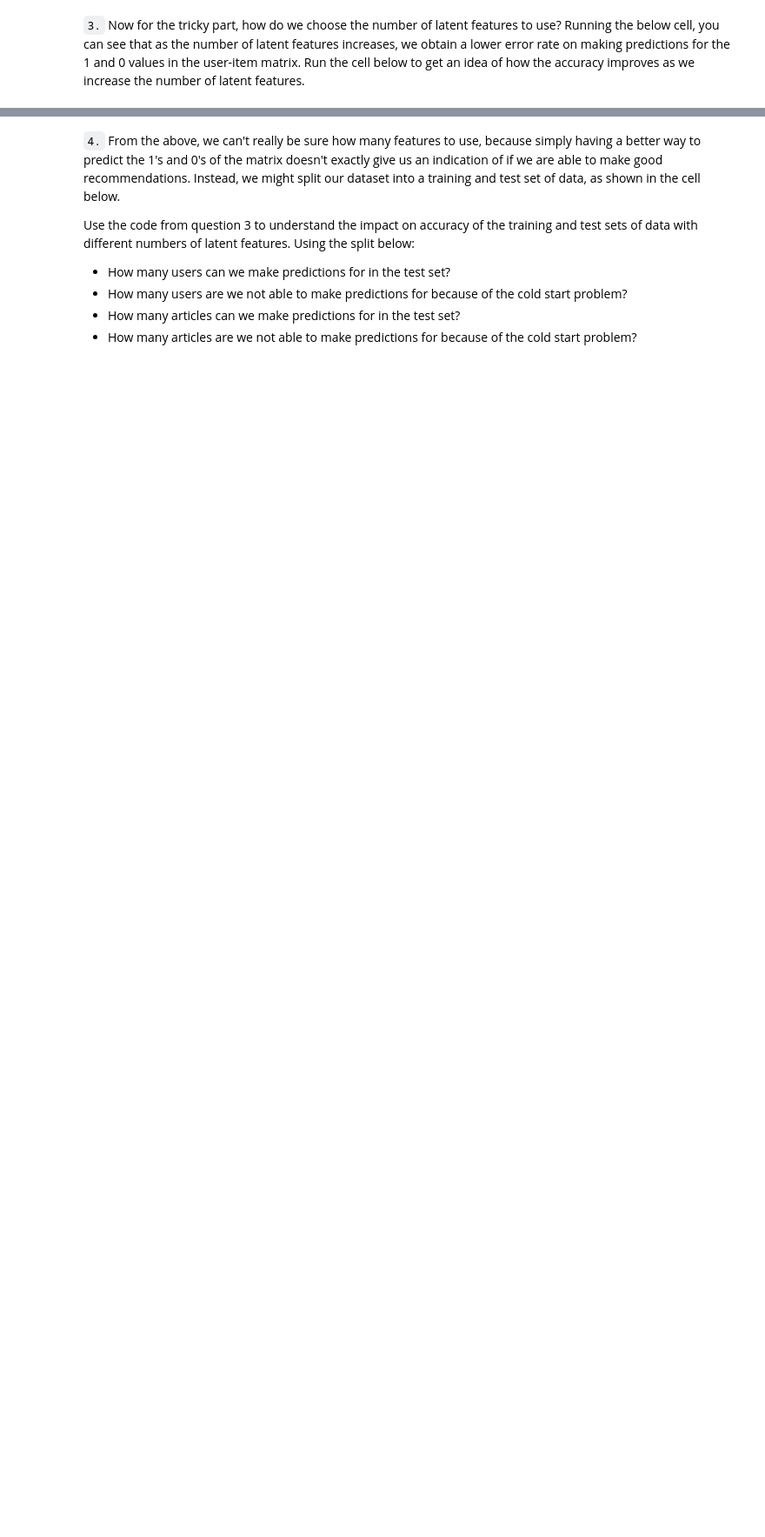
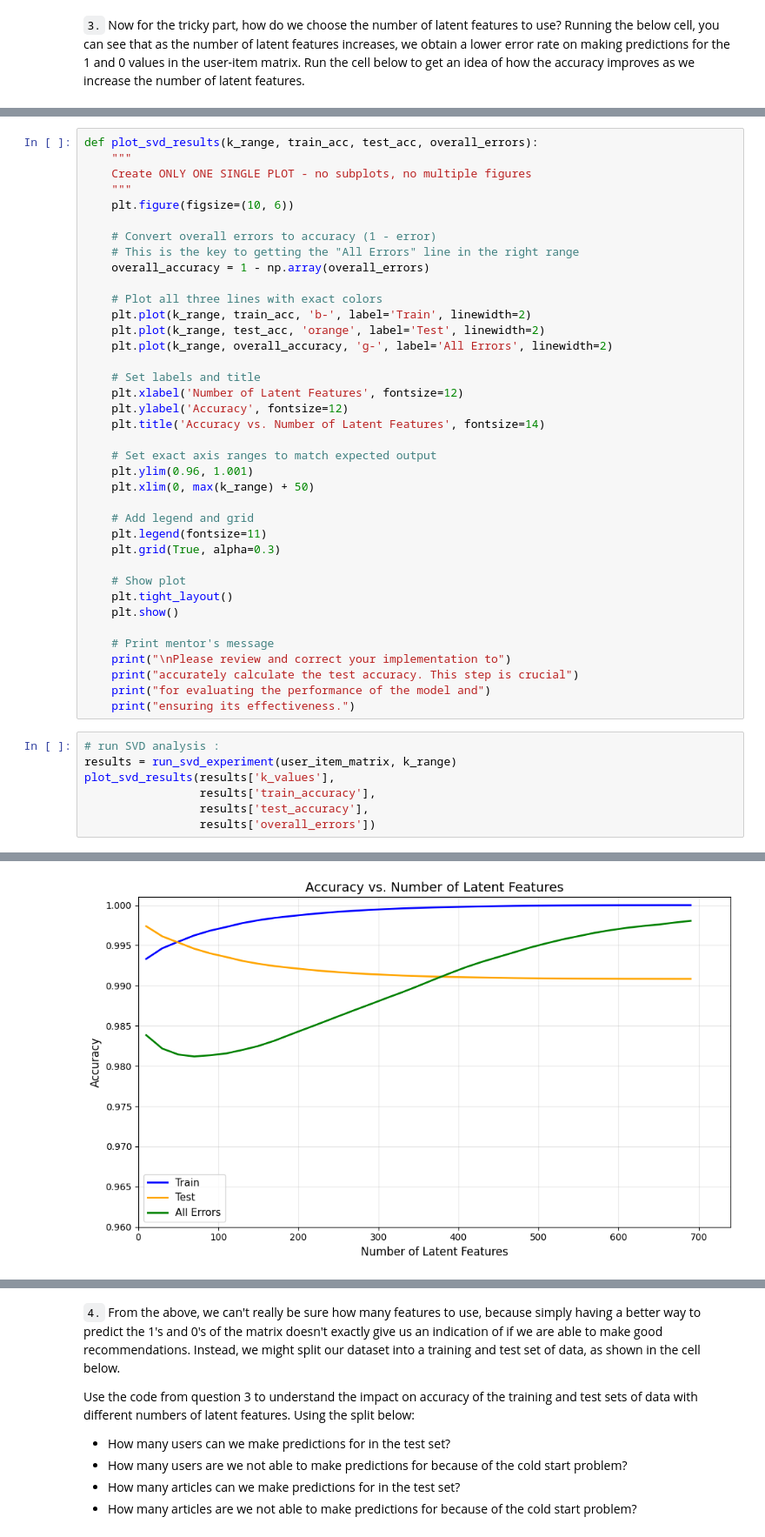
Before and after one commit to Hossam9909/Project-Recommendations-Engines, a Jupyter notebook: Recommendations_with_IBM.ipynb, the cells around one changed output, grey strips where cells are left out. Shown at 87% size. Saved outputs shown, nothing was run; the diff lists cells and outputs as text; blank space fills up the shorter version.

```diff
--- a/Recommendations_with_IBM.ipynb
+++ b/Recommendations_with_IBM.ipynb
@@ -2797,0 +2914,46 @@ Best test accuracy: 0.000
+# %%
+def plot_svd_results(k_range, train_acc, test_acc, overall_errors):
+    """
+    Create ONLY ONE SINGLE PLOT - no subplots, no multiple figures
+    """
+    plt.figure(figsize=(10, 6))
+
+    # Convert overall errors to accuracy (1 - error)
+    # This is the key to getting the "All Errors" line in the right range
+    overall_accuracy = 1 - np.array(overall_errors)
+
+    # Plot all three lines with exact colors
+    plt.plot(k_range, train_acc, 'b-', label='Train', linewidth=2)
+    plt.plot(k_range, test_acc, 'orange', label='Test', linewidth=2)
+    plt.plot(k_range, overall_accuracy, 'g-', label='All Errors', linewidth=2)
+
+    # Set labels and title
+    plt.xlabel('Number of Latent Features', fontsize=12)
+    plt.ylabel('Accuracy', fontsize=12)
+    plt.title('Accuracy vs. Number of Latent Features', fontsize=14)
+
+    # Set exact axis ranges to match expected output
+    plt.ylim(0.96, 1.001)
+    plt.xlim(0, max(k_range) + 50)
+
+    # Add legend and grid
+    plt.legend(fontsize=11)
+    plt.grid(True, alpha=0.3)
+
+    # Show plot
+    plt.tight_layout()
+    plt.show()
+
+    # Print mentor's message
+    print("\nPlease review and correct your implementation to")
+    print("accurately calculate the test accuracy. This step is crucial")
+    print("for evaluating the performance of the model and")
+    print("ensuring its effectiveness.")
+# %%
+# run SVD analysis :
+results = run_svd_experiment(user_item_matrix, k_range)
+plot_svd_results(results['k_values'],
+                 results['train_accuracy'],
+                 results['test_accuracy'],
+                 results['overall_errors'])
+# %% [output]
@@ -2797,0 +2977 @@ Best test accuracy: 0.000
+[figure, added]
```
Also changed, not shown: parts of 22 cells of this notebook.
